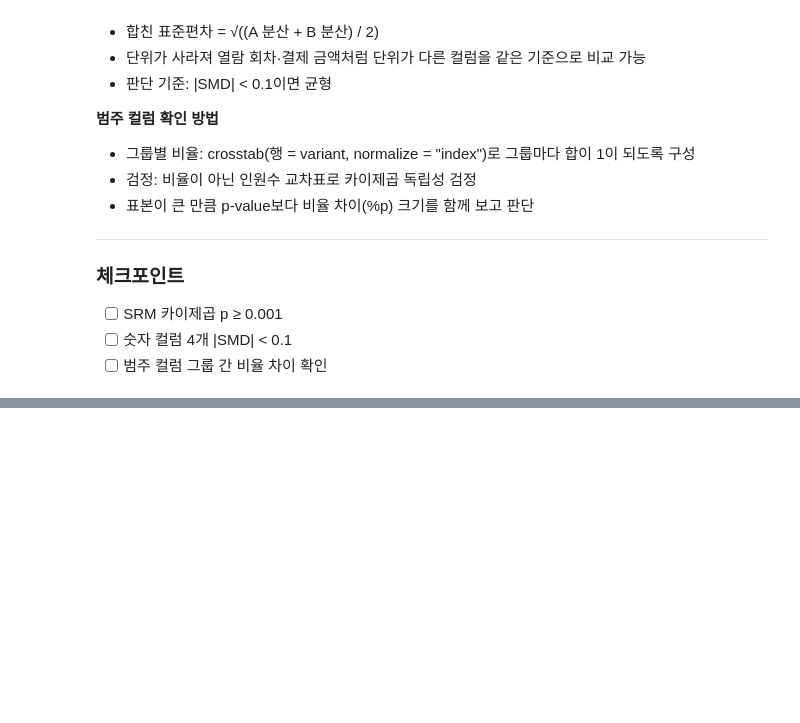
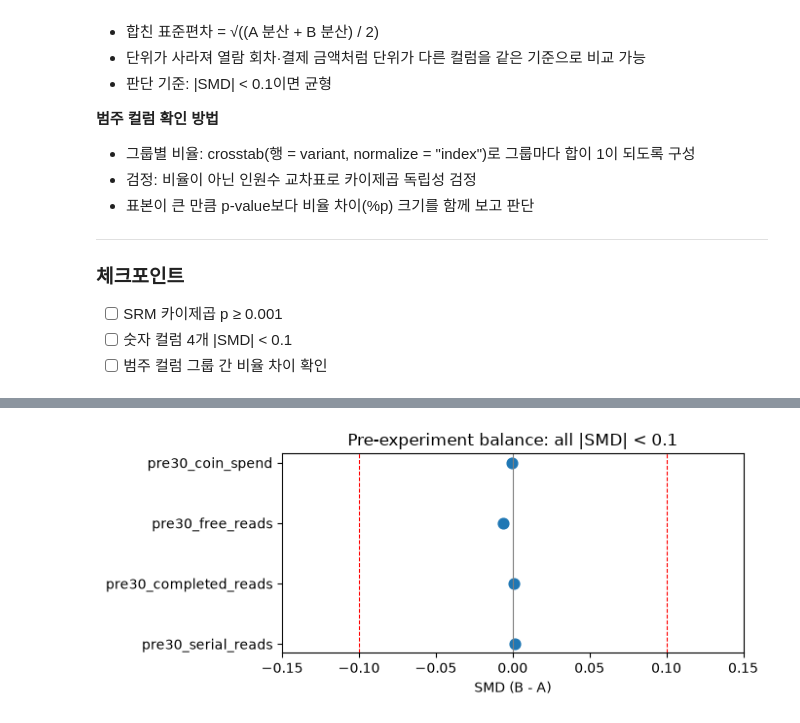
Before and after one commit to YURI0822/webnovel-pass-ab-test, a Jupyter notebook: notebooks/03_ab_test_analysis.ipynb, the cells around one changed output, grey strips where cells are left out. Saved outputs shown, nothing was run; the diff lists cells and outputs as text; code cells hidden in the pictures; blank space fills up the shorter version.

```diff
--- a/notebooks/03_ab_test_analysis.ipynb
+++ b/notebooks/03_ab_test_analysis.ipynb
@@ -248,0 +313,26 @@ result_d
+# %%
+from scipy.stats import ttest_ind
+
+group_a = balance_df[balance_df["variant"] == "A"]
+group_b = balance_df[balance_df["variant"] == "B"]
+
+rows = []
+for col in NUM_COLS:
+    # 합친 표준편차: 두 그룹 분산의 평균에 제곱근
+    pooled_sd = np.sqrt((group_a[col].var() + group_b[col].var()) / 2)
+    smd = (group_b[col].mean() - group_a[col].mean()) / pooled_sd
+
+    # 참고용 t-검정 (표본이 커서 판단 기준으로는 쓰지 않음)
+    t_p = ttest_ind(group_a[col], group_b[col], equal_var=False).pvalue
+
+    rows.append({
+        "컬럼": col,
+        "A 평균": group_a[col].mean(),
+        "B 평균": group_b[col].mean(),
+        "SMD": smd,
+        "t-검정 p (참고)": t_p,
+        "균형": "OK" if abs(smd) < SMD_THRESHOLD else "⚠️",
+    })
+
+num_balance = pd.DataFrame(rows).round(4)
+num_balance
@@ -248,0 +371,15 @@ result_d
+# %%
+import matplotlib.pyplot as plt
+
+fig, ax = plt.subplots(figsize=(7, 3))
+ax.scatter(num_balance["SMD"], num_balance["컬럼"], s=60)
+ax.axvline(0, color="gray", linewidth=0.8)
+ax.axvline(SMD_THRESHOLD, color="red", linestyle="--", linewidth=0.8)
+ax.axvline(-SMD_THRESHOLD, color="red", linestyle="--", linewidth=0.8)
+ax.set_xlim(-0.15, 0.15)
+ax.set_xlabel("SMD (B - A)")
+ax.set_title("Pre-experiment balance: all |SMD| < 0.1")
+plt.tight_layout()
+plt.show()
+# %% [output]
+[figure, added]
```
Also changed, not shown: parts of 6 cells of this notebook.
